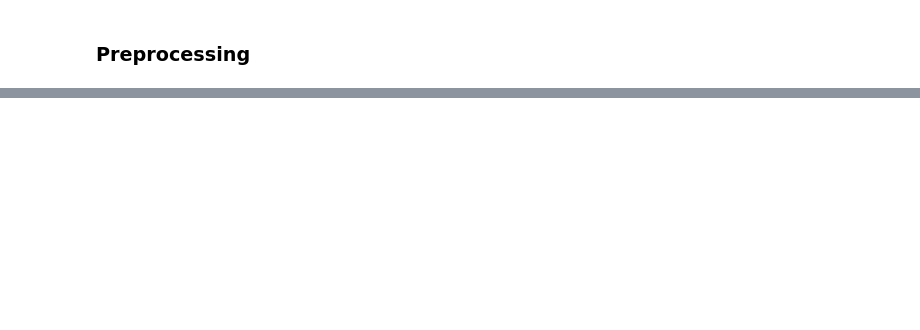
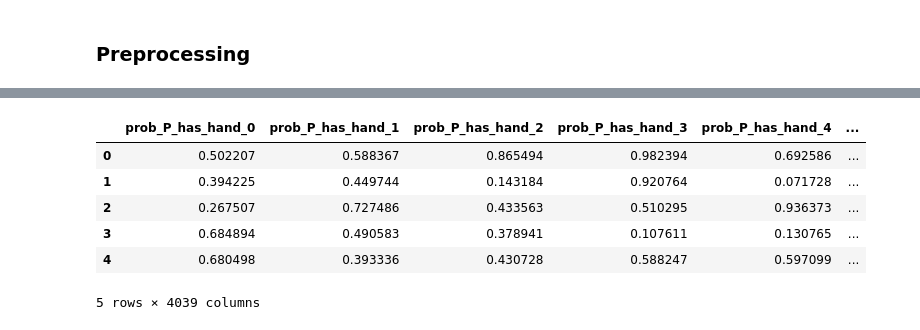
Before and after one commit to tjespe/texas-holdem-ai, a Jupyter notebook: train_nn.ipynb, the cells around one changed output, grey strips where cells are left out. Cells and saved outputs as stored; diff of their text form; code cells hidden in the pictures; blank space fills up the shorter version.

```diff
--- a/train_nn.ipynb
+++ b/train_nn.ipynb
@@ -73,0 +82,23 @@ df[bet_columns]
+# %%
+# Scale range features so that min is 0 and mean is 0.5
+def scale_ranges(df, training_min, training_mean):
+    range_columns = [col for col in df.columns if col.startswith("prob_")]
+    df[range_columns] = (df[range_columns] - training_min) / (training_mean - training_min) * 0.5
+    return df
+
+def get_training_min_and_mean(df):
+    range_columns = [col for col in df.columns if col.startswith("prob_")]
+    training_min = df[range_columns].to_numpy().min()
+    training_mean = df[range_columns].to_numpy().mean()
+    return training_min, training_mean
+
+scale_ranges(df, *get_training_min_and_mean(df))
+df
+# %% [output]
+|  | prob_P_has_hand_0 | prob_P_has_hand_1 | prob_P_has_hand_2 | prob_P_has_hand_3 | prob_P_has_hand_4 | ... |
+| 0 | 0.502207 | 0.588367 | 0.865494 | 0.982394 | 0.692586 | ... |
+| 1 | 0.394225 | 0.449744 | 0.143184 | 0.920764 | 0.071728 | ... |
+| 2 | 0.267507 | 0.727486 | 0.433563 | 0.510295 | 0.936373 | ... |
+| 3 | 0.684894 | 0.490583 | 0.378941 | 0.107611 | 0.130765 | ... |
+| 4 | 0.680498 | 0.393336 | 0.430728 | 0.588247 | 0.597099 | ... |
+5 rows × 4039 columns
```
Also changed, not shown: parts of 10 cells of this notebook, 18 other files.
